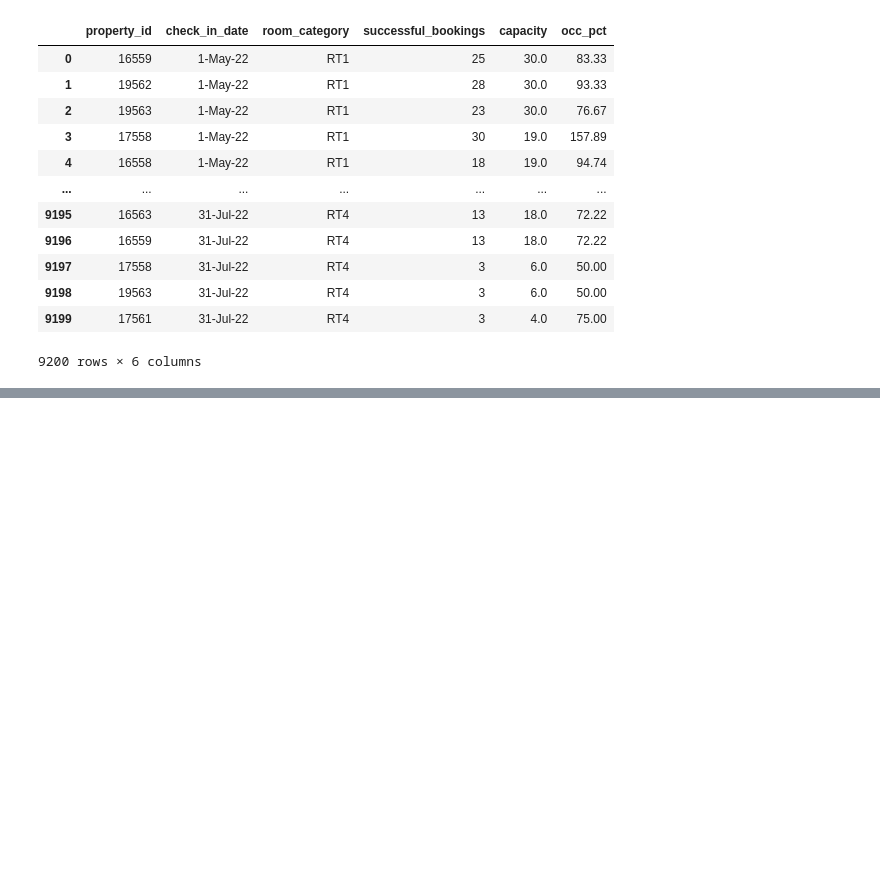
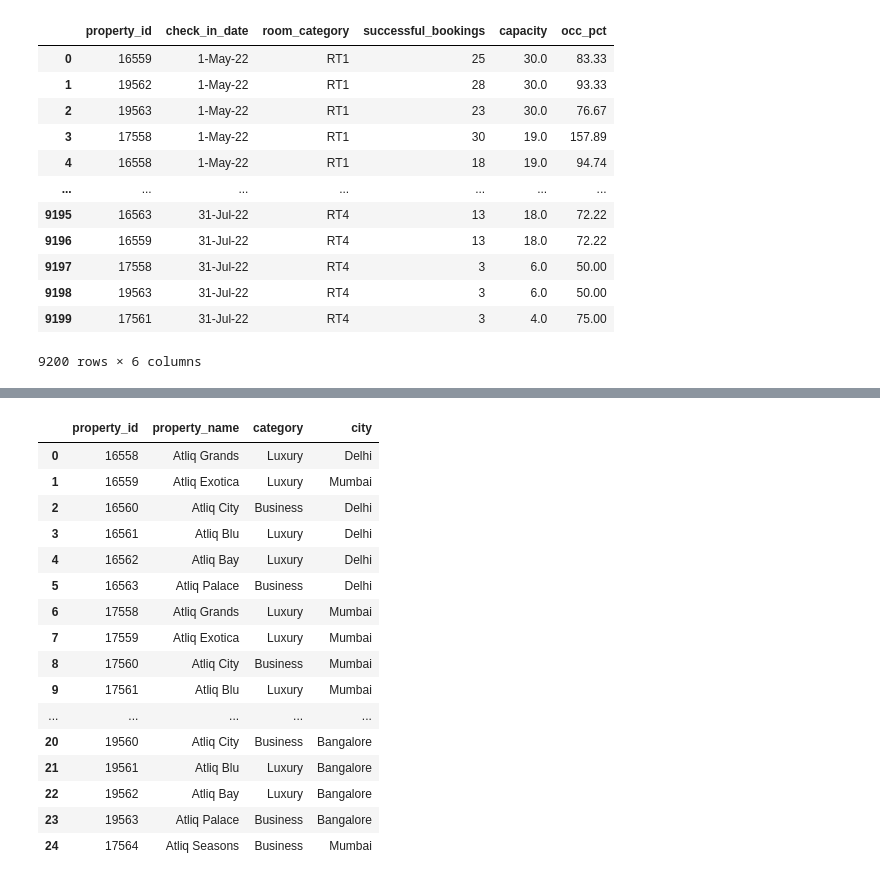
Before and after one commit to azeem932356/Hospitality-Revenue-Analysis, a Jupyter notebook: hospitality_analysis.ipynb, the cells around one changed output, grey strips where cells are left out. Cells and saved outputs as stored; diff of their text form; code cells hidden in the pictures; blank space fills up the shorter version.

```diff
--- a/hospitality_analysis.ipynb
+++ b/hospitality_analysis.ipynb
@@ -415,0 +515,20 @@ df_agg_booking
+# %%
+df_hotels
+# %% [output]
+|  | property_id | property_name | category | city |
+| 0 | 16558 | Atliq Grands | Luxury | Delhi |
+| 1 | 16559 | Atliq Exotica | Luxury | Mumbai |
+| 2 | 16560 | Atliq City | Business | Delhi |
+| 3 | 16561 | Atliq Blu | Luxury | Delhi |
+| 4 | 16562 | Atliq Bay | Luxury | Delhi |
+| 5 | 16563 | Atliq Palace | Business | Delhi |
+| 6 | 17558 | Atliq Grands | Luxury | Mumbai |
+| 7 | 17559 | Atliq Exotica | Luxury | Mumbai |
+| 8 | 17560 | Atliq City | Business | Mumbai |
+| 9 | 17561 | Atliq Blu | Luxury | Mumbai |
+| ... | ... | ... | ... | ... |
+| 20 | 19560 | Atliq City | Business | Bangalore |
+| 21 | 19561 | Atliq Blu | Luxury | Bangalore |
+| 22 | 19562 | Atliq Bay | Luxury | Bangalore |
+| 23 | 19563 | Atliq Palace | Business | Bangalore |
+| 24 | 17564 | Atliq Seasons | Business | Mumbai |
```
Also changed, not shown: parts of 10 cells of this notebook.
